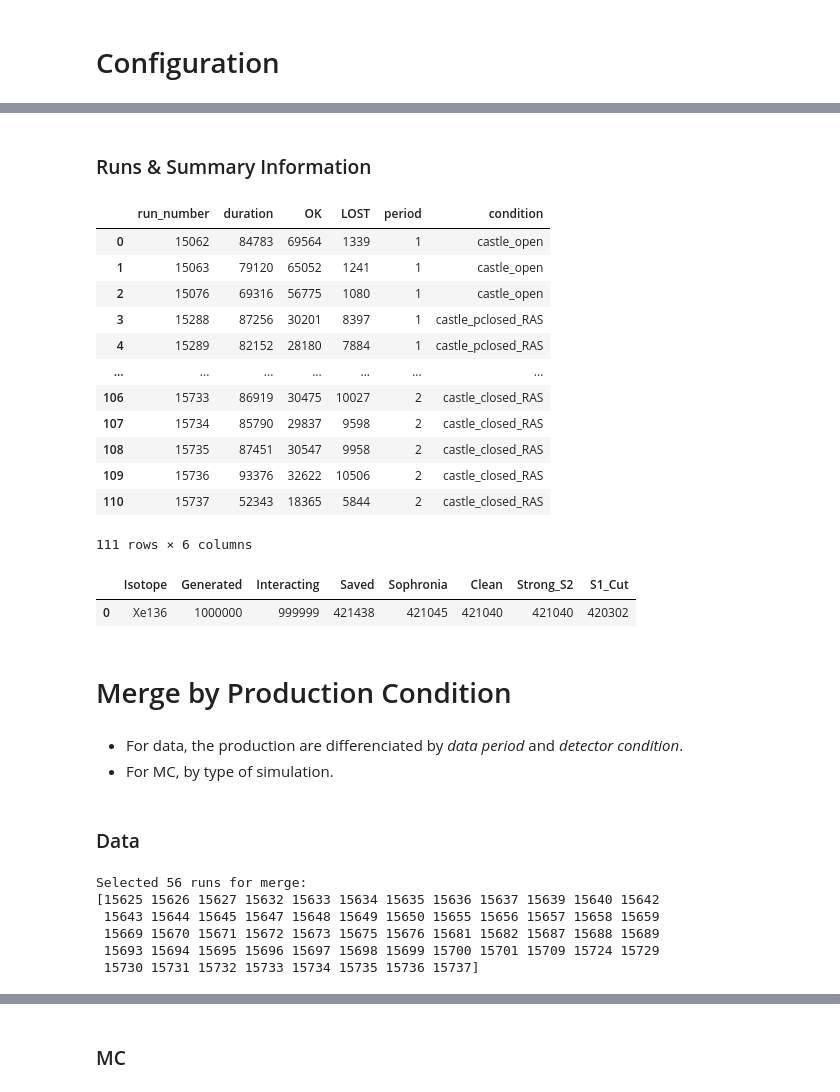
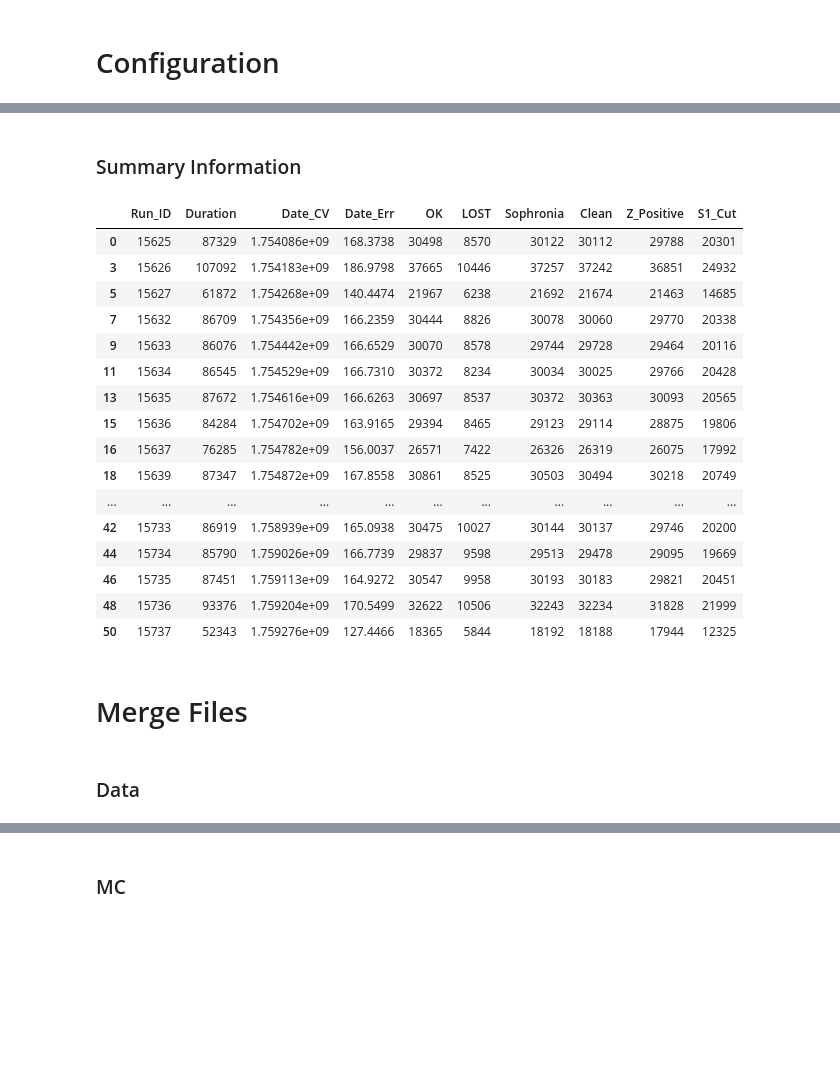
Before and after one commit to camacortespar/next-analysis, a Jupyter notebook: NEXT-100/Universal/notebooks/Merge_Processed.ipynb, the cells around one changed output, grey strips where cells are left out. Drawn from its saved outputs; the diff is of its cells as text; code cells hidden in the pictures; blank space fills up the shorter version.

```diff
--- a/NEXT-100/Universal/notebooks/Merge_Processed.ipynb
+++ b/NEXT-100/Universal/notebooks/Merge_Processed.ipynb
@@ -82,56 +162,37 @@ print(FINAL_COLS)
 # %% [markdown]
-### Runs & Summary Information
+### Summary Information
-# %%
-# Runs information
-RUNS_INFO_DF = pd.read_csv(RUNS_INFO_PATH)
-RUNS_INFO_DF.columns = RUNS_INFO_DF.columns.str.strip()
-RUNS_INFO_DF
-# %% [output]
-|  | run_number | duration | OK | LOST | period | condition |
-| 0 | 15062 | 84783 | 69564 | 1339 | 1 | castle_open |
-| 1 | 15063 | 79120 | 65052 | 1241 | 1 | castle_open |
-| 2 | 15076 | 69316 | 56775 | 1080 | 1 | castle_open |
-| 3 | 15288 | 87256 | 30201 | 8397 | 1 | castle_pclosed_RAS |
-| 4 | 15289 | 82152 | 28180 | 7884 | 1 | castle_pclosed_RAS |
-| ... | ... | ... | ... | ... | ... | ... |
-| 106 | 15733 | 86919 | 30475 | 10027 | 2 | castle_closed_RAS |
-| 107 | 15734 | 85790 | 29837 | 9598 | 2 | castle_closed_RAS |
-| 108 | 15735 | 87451 | 30547 | 9958 | 2 | castle_closed_RAS |
-| 109 | 15736 | 93376 | 32622 | 10506 | 2 | castle_closed_RAS |
-| 110 | 15737 | 52343 | 18365 | 5844 | 2 | castle_closed_RAS |
-111 rows × 6 columns
 # %%
-# Summary of the processed runs
-SUMMARY_DF = pd.read_csv(SUMMARY_PATH)
-SUMMARY_DF.drop(columns=['Unnamed: 0'], inplace=True)
-SUMMARY_DF.columns = SUMMARY_DF.columns.str.strip()
-if TYPE == 'data':  SUMMARY_DF.sort_values(by='Run_ID', inplace=True)
+SUMMARY_DF = pd.DataFrame()
+
+if SUMM_PATH is not None:
+    SUMMARY_DF = pd.read_csv(SUMM_PATH)
+    SUMMARY_DF.drop(columns=['Unnamed: 0'], inplace=True)
+    SUMMARY_DF.columns = SUMMARY_DF.columns.str.strip()
+
+    if (TYPE == 'data' and 'calibration' in FILE_TAG): SUMMARY_DF.drop(columns=['LDC', 'n_Files']).groupby('Run_ID').sum().reset_index()
+    if 'data' in TYPE:  SUMMARY_DF.sort_values(by='Run_ID', inplace=True)
+
 SUMMARY_DF
 # %% [output]
-|  | Isotope | Generated | Interacting | Saved | Sophronia | Clean | Strong_S2 | S1_Cut |
-| 0 | Xe136 | 1000000 | 999999 | 421438 | 421045 | 421040 | 421040 | 420302 |
+|  | Run_ID | Duration | Date_CV | Date_Err | OK | LOST | Sophronia | Clean | Z_Positive | S1_Cut |
+| 0 | 15625 | 87329 | 1.754086e+09 | 168.3738 | 30498 | 8570 | 30122 | 30112 | 29788 | 20301 |
+| 3 | 15626 | 107092 | 1.754183e+09 | 186.9798 | 37665 | 10446 | 37257 | 37242 | 36851 | 24932 |
+| 5 | 15627 | 61872 | 1.754268e+09 | 140.4474 | 21967 | 6238 | 21692 | 21674 | 21463 | 14685 |
+| 7 | 15632 | 86709 | 1.754356e+09 | 166.2359 | 30444 | 8826 | 30078 | 30060 | 29770 | 20338 |
+| 9 | 15633 | 86076 | 1.754442e+09 | 166.6529 | 30070 | 8578 | 29744 | 29728 | 29464 | 20116 |
+| 11 | 15634 | 86545 | 1.754529e+09 | 166.7310 | 30372 | 8234 | 30034 | 30025 | 29766 | 20428 |
+| 13 | 15635 | 87672 | 1.754616e+09 | 166.6263 | 30697 | 8537 | 30372 | 30363 | 30093 | 20565 |
+| 15 | 15636 | 84284 | 1.754702e+09 | 163.9165 | 29394 | 8465 | 29123 | 29114 | 28875 | 19806 |
+| 16 | 15637 | 76285 | 1.754782e+09 | 156.0037 | 26571 | 7422 | 26326 | 26319 | 26075 | 17992 |
+| 18 | 15639 | 87347 | 1.754872e+09 | 167.8558 | 30861 | 8525 | 30503 | 30494 | 30218 | 20749 |
+| ... | ... | ... | ... | ... | ... | ... | ... | ... | ... | ... |
+| 42 | 15733 | 86919 | 1.758939e+09 | 165.0938 | 30475 | 10027 | 30144 | 30137 | 29746 | 20200 |
+| 44 | 15734 | 85790 | 1.759026e+09 | 166.7739 | 29837 | 9598 | 29513 | 29478 | 29095 | 19669 |
+| 46 | 15735 | 87451 | 1.759113e+09 | 164.9272 | 30547 | 9958 | 30193 | 30183 | 29821 | 20451 |
+| 48 | 15736 | 93376 | 1.759204e+09 | 170.5499 | 32622 | 10506 | 32243 | 32234 | 31828 | 21999 |
+| 50 | 15737 | 52343 | 1.759276e+09 | 127.4466 | 18365 | 5844 | 18192 | 18188 | 17944 | 12325 |
 # %% [markdown]
-# Merge by Production Condition
+# Merge Files
-# %% [markdown]
-- For data, the production are differenciated by _data period_ and _detector condition_.
-- For MC, by type of simulation.
 # %% [markdown]
 ### Data
-# %%
-# Select runs to use according to the notebook configuration
-if DATA_PERIOD is not None:
-    runs_to_analyze = RUNS_INFO_DF.loc[RUNS_INFO_DF['period'] == DATA_PERIOD, 'run_number'].values
-    if DETECTOR_CONDITION is not None:
-        runs_to_analyze = RUNS_INFO_DF.loc[(RUNS_INFO_DF['period'] == DATA_PERIOD) & (RUNS_INFO_DF['condition'] == DETECTOR_CONDITION), 'run_number'].values
-
-# Selection
-print(f"\nSelected {len(runs_to_analyze)} runs for merge:")
-print(runs_to_analyze)
-# %% [output]
-Selected 56 runs for merge:
-[15625 15626 15627 15632 15633 15634 15635 15636 15637 15639 15640 15642
- 15643 15644 15645 15647 15648 15649 15650 15655 15656 15657 15658 15659
- 15669 15670 15671 15672 15673 15675 15676 15681 15682 15687 15688 15689
- 15693 15694 15695 15696 15697 15698 15699 15700 15701 15709 15724 15729
- 15730 15731 15732 15733 15734 15735 15736 15737]
 # %%
```
Also changed, not shown: parts of 33 cells of this notebook, 8 other files.
